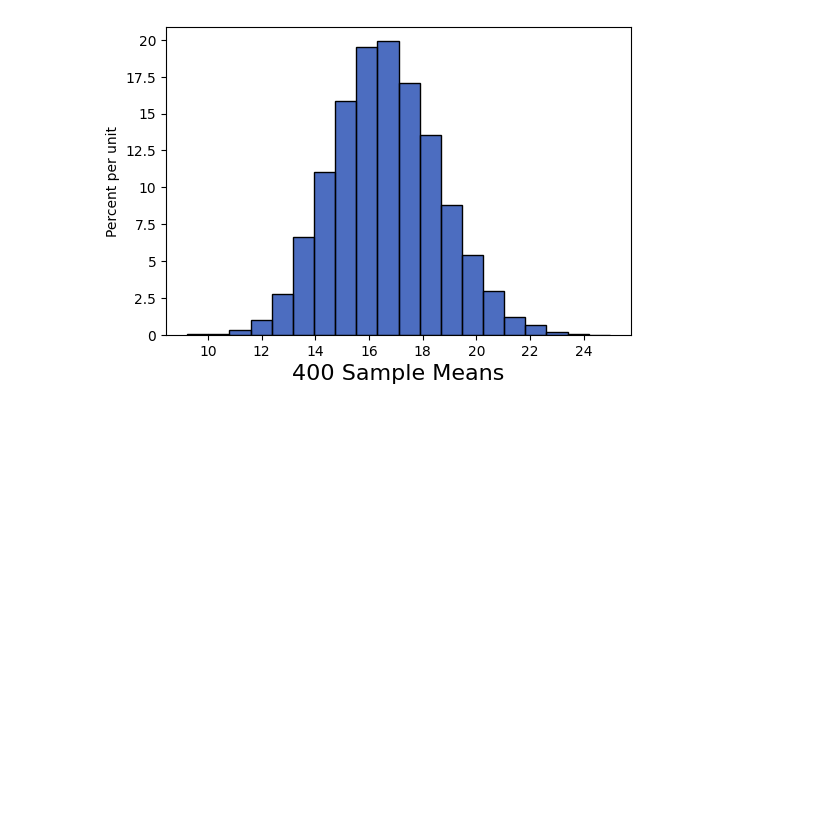
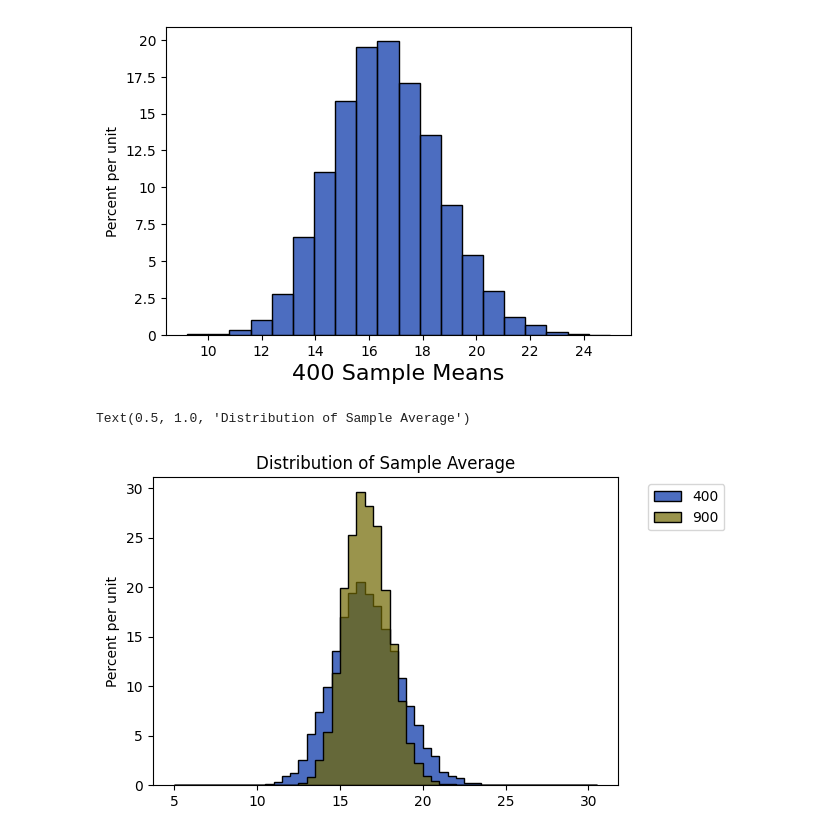
Before and after one commit to lochnes-007/Data8, a Jupyter notebook: 27-SampleMeans.ipynb, the cells around one changed output. Saved outputs shown, nothing was run; the diff lists cells and outputs as text; code cells hidden in the pictures; blank space fills up the shorter version.

Commit message:
done w samplemeans

```diff
--- a/27-SampleMeans.ipynb
+++ b/27-SampleMeans.ipynb
@@ -36,3 +36,16 @@ print("Population Average: ", delay_mean)
 # %% [output]
 Population Average:  16.6581555154
 [figure]
+# %%
+# CLT Spread
+sample_means_900 = ten_thousand_sample_means(900)
+means_tbl = Table().with_columns(
+    "400", sample_means_400,
+    "900", sample_means_900
+)
+# %%
+means_tbl.hist(bins=np.arange(5, 31, 0.5))
+plt.title("Distribution of Sample Average")
+# %% [output]
+Text(0.5, 1.0, 'Distribution of Sample Average')
+[figure, added]
```
Also changed, not shown: parts of 5 cells of this notebook.
